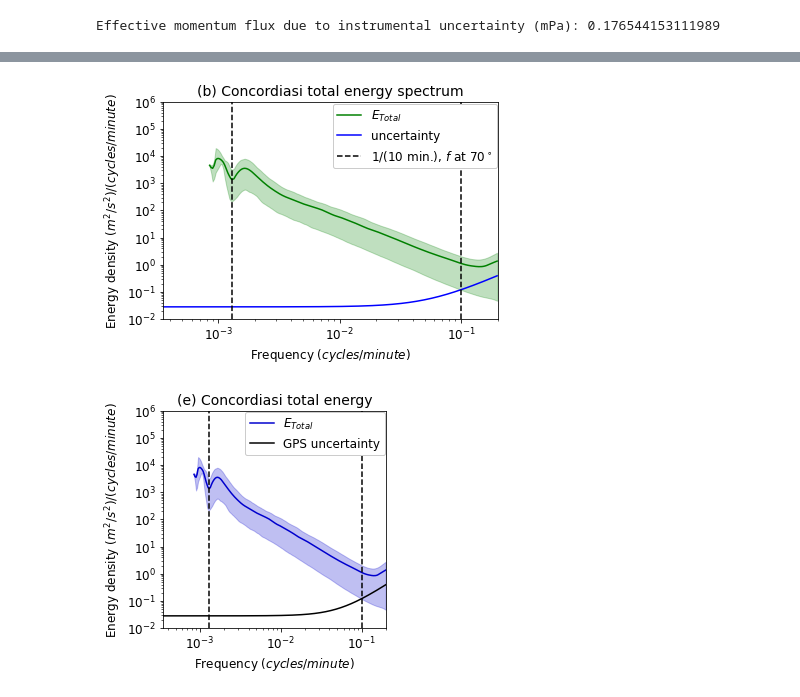
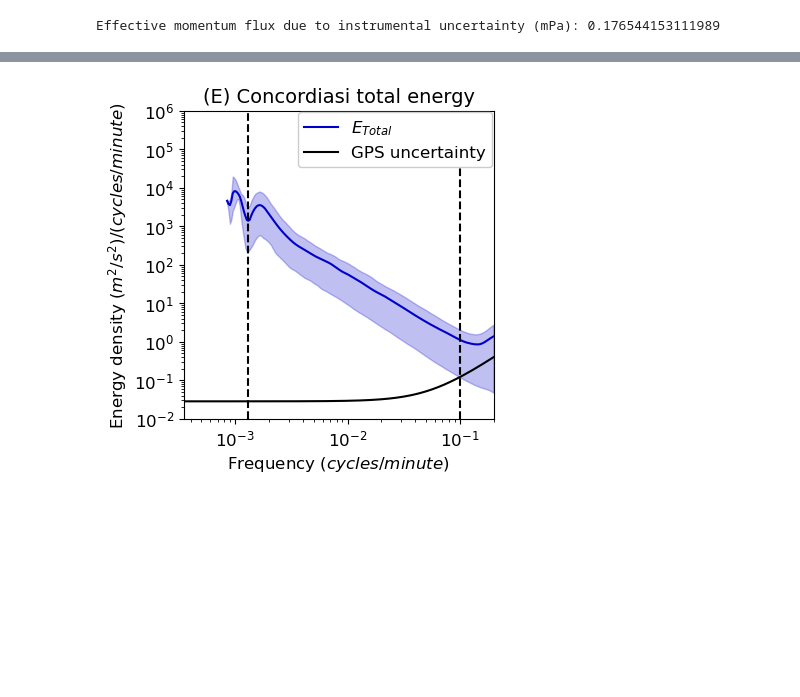
Before and after one commit to bgrrieaenn/overlapping-waves, a Jupyter notebook: concordiasi_strateole2_analysis/calculate_energy_spectra_timeseries.ipynb, the cells around one changed output, grey strips where cells are left out. Saved outputs shown, nothing was run; the diff lists cells and outputs as text; code cells hidden in the pictures; blank space fills up the shorter version.

```diff
--- a/concordiasi_strateole2_analysis/calculate_energy_spectra_timeseries.ipynb
+++ b/concordiasi_strateole2_analysis/calculate_energy_spectra_timeseries.ipynb
@@ -60,8 +60,8 @@ v_uncertainty = np.sqrt(2)*GPS_uncertainty/30 # (m/s) the typical timestep in th
 # %% [markdown]
 ### Load in the data
 # %%
-#flights = pd.read_feather('../../processing/Concordiasi_with_ERA5_5_interpolated.feather')
-flights = pd.read_feather('../../processing/Strateole2_with_ERA5_4_interpolated.feather')
+#flights = pd.read_feather('Concordiasi_with_ERA5_5_interpolated.feather')
+flights = pd.read_feather('Strateole2_with_ERA5_4_interpolated.feather')
 flights
 # %% [output]
 |  | flight_id | time | latitude | longitude | altitude | pressure | wind_u | wind_v | T_ERA5 | N2_ERA5 | ... |
@@ -441,15 +436,11 @@ Dataset mean latitude: -2.7951510043009886
 # %%
 # Calculate the mean energy spectrum and find the upper and lower quantiles
-quant_low1 = 0.01
-quant_high1 = 0.99
-quant_low2 = 0.1
-quant_high2 = 0.9
+quant_low = 0.1
+quant_high = 0.9
 
 energy_mean = np.nanmean(energy, axis=1)
-energy_quant_low1 = np.nanquantile(energy, quant_low1, axis=1)
-energy_quant_high1 = np.nanquantile(energy, quant_high1, axis=1)
-energy_quant_low2 = np.nanquantile(energy, quant_low2, axis=1)
-energy_quant_high2 = np.nanquantile(energy, quant_high2, axis=1)
+energy_quant_low = np.nanquantile(energy, quant_low, axis=1)
+energy_quant_high = np.nanquantile(energy, quant_high, axis=1)
 # %%
 # The spectrum of instrumental uncertainty
 # This is done by scaling a power spectrum with the shape frequency**2 (amplitude
@@ -515,57 +482,30 @@ plt.legend(['mean total energy','uncertainty','1/(10 minutes), $f$ at 70$^\circ$
-# %%
-# Plot
-temp_f = 2*Omega*np.sin(np.pi*70/180)
-temp_f = 60*temp_f/(2*np.pi)
-
-ymin = 1E-2
-ymax = 1E6
-plt.figure(figsize=(6,4))
-plt.plot(frequency, energy_mean, 'g')
-plt.fill_between(frequency, energy_quant_low2, energy_quant_high2, color='g', alpha=0.25)
-plt.plot(frequency, Etotal_uncertainty, 'b')
-plt.plot([1/10, 1/10], [ymin, ymax],'--k')
-plt.plot([temp_f, temp_f], [ymin, ymax],'--k')
-plt.xlim(1/(2*24*60),1/5)
-plt.ylim(ymin,ymax)
-plt.xscale('log')
-plt.yscale('log')
-plt.title('(b) Concordiasi total energy spectrum', fontsize=14)
-plt.xlabel('Frequency $(cycles/minute)$', fontsize=12)
-plt.ylabel('Energy density $(m^{2}/s^{2})/(cycles/minute)$', fontsize=12)
-plt.xticks(fontsize=12)
-plt.yticks(fontsize=12)
-plt.legend([r'$E_{Total}$',
-            'uncertainty',
-            '1/(10 min.), $f$ at 70$^\circ$'],
-           loc='upper right', bbox_to_anchor=(1.016, 1.019), framealpha=1, fontsize=12);
-plt.savefig('../plots/temp6b.pdf', format='pdf', bbox_inches='tight');
-# %% [output]
-[figure, removed]
 # %%
+# Fig. 2E
+
 temp_f = 2*Omega*np.sin(np.pi*70/180)
 temp_f = 60*temp_f/(2*np.pi)
 
 ymin = 1E-2
 ymax = 1E6
 plt.figure(figsize=(4,4))
 plt.plot(frequency, energy_mean, c=matplotlib.colors.CSS4_COLORS['mediumblue'])
-plt.fill_between(frequency, energy_quant_low2, energy_quant_high2,
+plt.plot(frequency, Etotal_uncertainty, 'k')
+plt.fill_between(frequency, energy_quant_low, energy_quant_high,
                  color=matplotlib.colors.CSS4_COLORS['mediumblue'], alpha=0.25)
-plt.plot(frequency, Etotal_uncertainty, 'k')
 plt.plot([1/10, 1/10], [ymin, ymax],'--k')
 plt.plot([temp_f, temp_f], [ymin, ymax],'--k')
 plt.xlim(1/(2*24*60),1/5)
 plt.ylim(ymin,ymax)
 plt.xscale('log')
 plt.yscale('log')
-plt.title('(e) Concordiasi total energy', fontsize=14)
+plt.title('(E) Concordiasi total energy', fontsize=14)
 plt.xlabel('Frequency $(cycles/minute)$', fontsize=12)
 plt.ylabel('Energy density $(m^{2}/s^{2})/(cycles/minute)$', fontsize=12)
 plt.xticks(fontsize=12)
 plt.yticks(fontsize=12)
 plt.legend([r'$E_{Total}$',
             'GPS uncertainty'],
            loc='upper right', bbox_to_anchor=(1.023, 1.024), framealpha=1, fontsize=12);
-plt.savefig('../plots/temp6c.pdf', format='pdf', bbox_inches='tight');
+#plt.savefig('../plots/temp6c.pdf', format='pdf', bbox_inches='tight');
 # %% [output]
-[figure, old version]
+[figure, new version]
```
Also changed, not shown: parts of 6 cells of this notebook, 3 other files.
